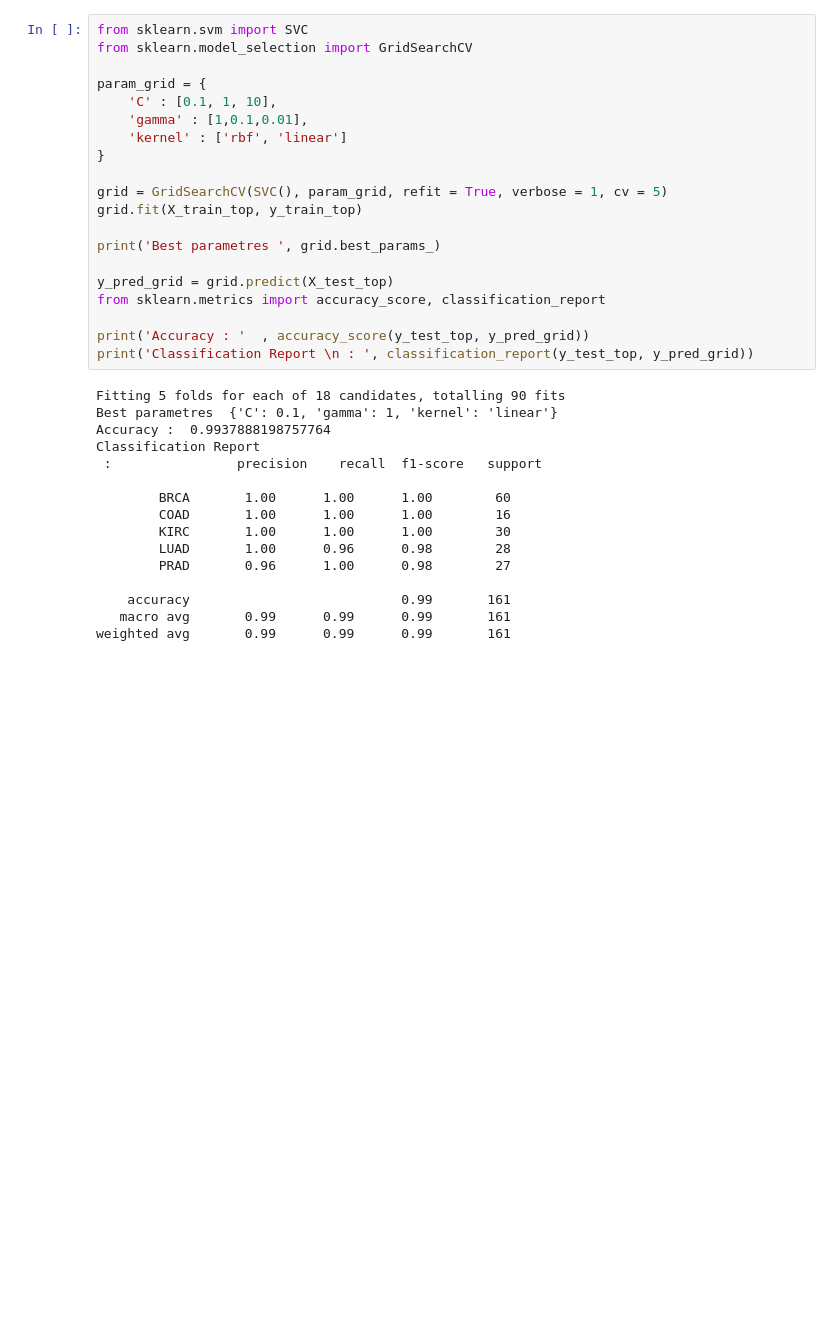
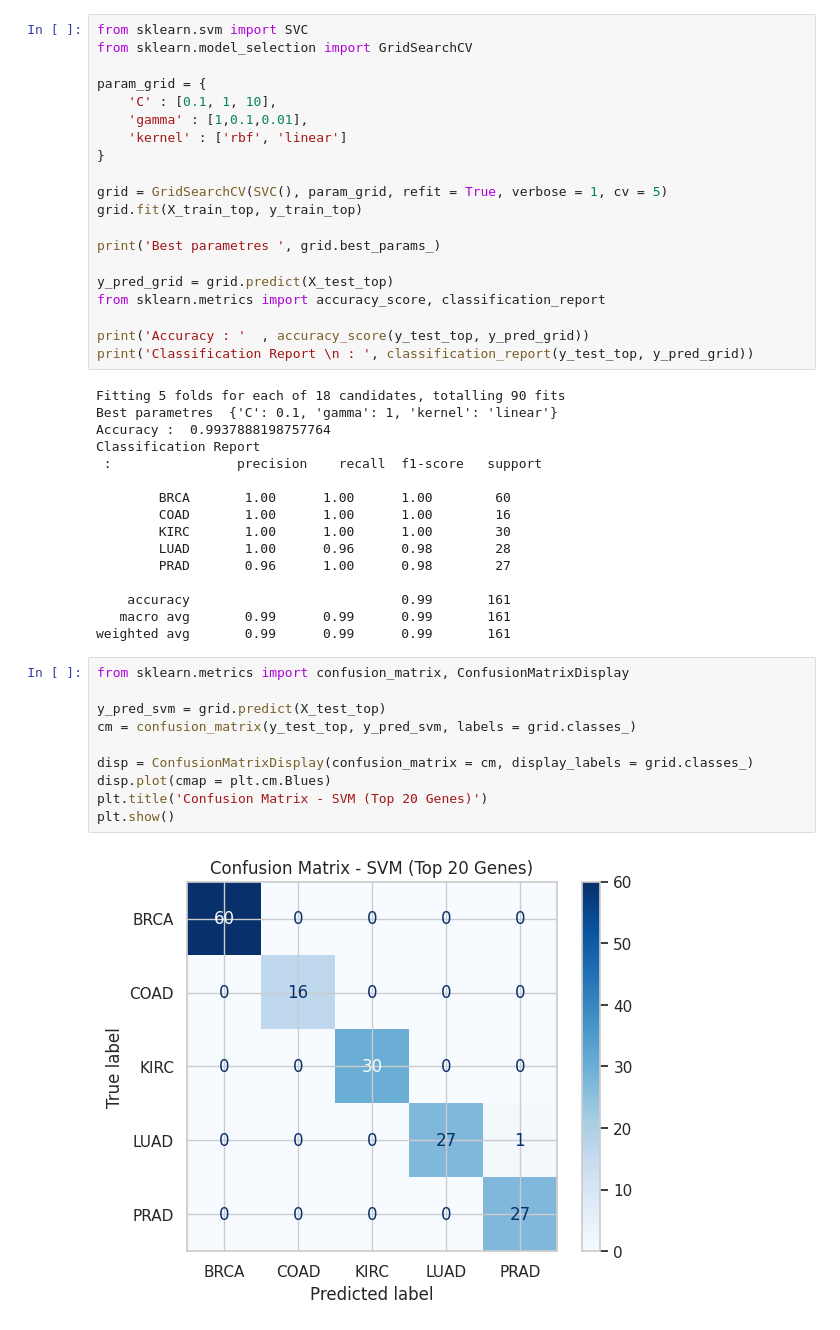
Before and after one commit to muzeyir/gene-expression-cancer-classification, a Jupyter notebook: notebooks/main.ipynb, the cells around one changed output. Cells and saved outputs as stored; diff of their text form; blank space fills up the shorter version.

```diff
--- a/notebooks/main.ipynb
+++ b/notebooks/main.ipynb
@@ -334,3 +335,15 @@ Classification Report
     accuracy                           0.99       161
    macro avg       0.99      0.99      0.99       161
 weighted avg       0.99      0.99      0.99       161
+# %%
+from sklearn.metrics import confusion_matrix, ConfusionMatrixDisplay
+
+y_pred_svm = grid.predict(X_test_top)
+cm = confusion_matrix(y_test_top, y_pred_svm, labels = grid.classes_)
+
+disp = ConfusionMatrixDisplay(confusion_matrix = cm, display_labels = grid.classes_)
+disp.plot(cmap = plt.cm.Blues)
+plt.title('Confusion Matrix - SVM (Top 20 Genes)')
+plt.show()
+# %% [output]
+[figure, added]
```
Also changed, not shown: parts of 2 cells of this notebook.
